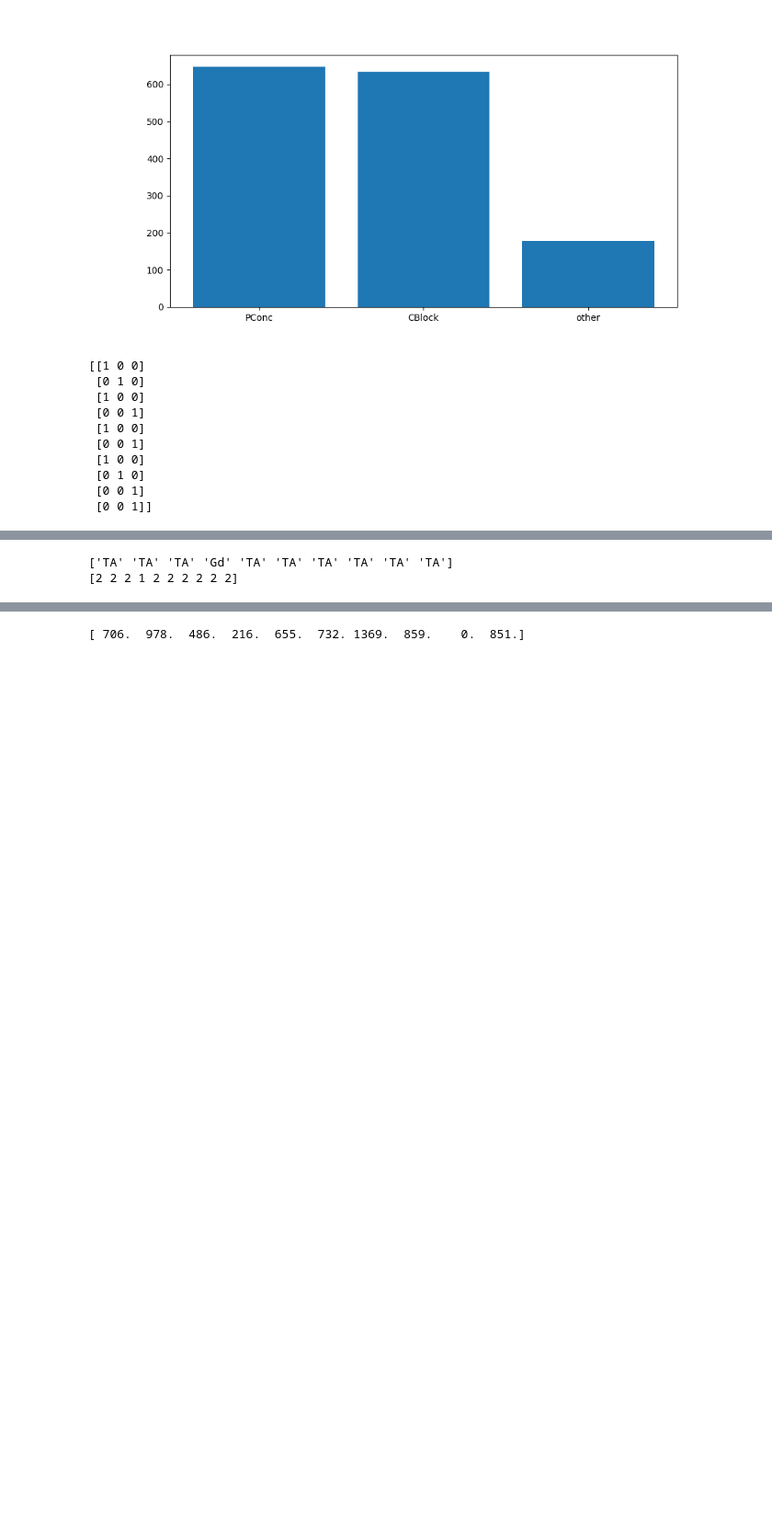
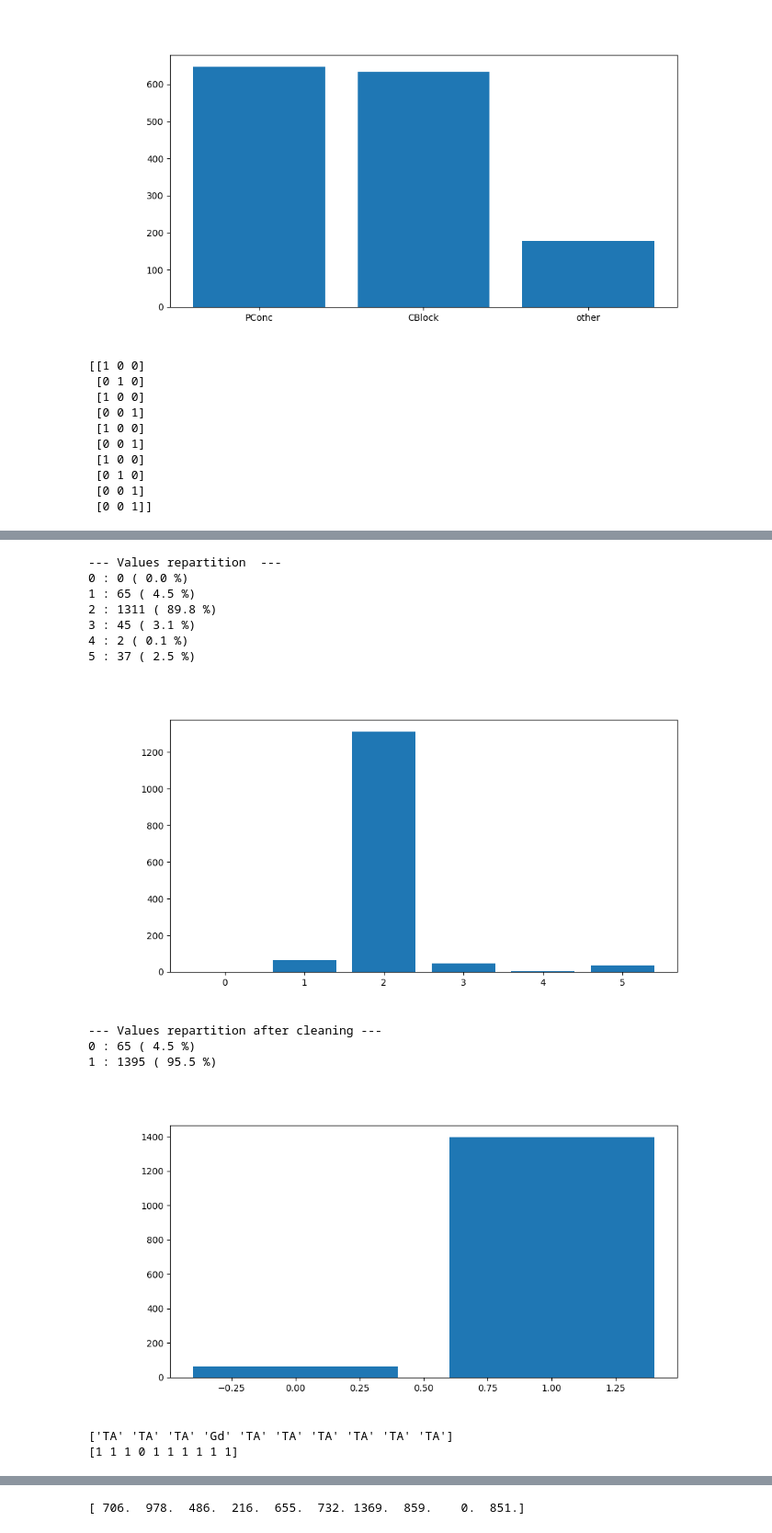
Before and after one commit to MaximeD34/house_price, a Jupyter notebook: data_processing.ipynb, the cells around one changed output, grey strips where cells are left out. Shown at 92% size. Cells and saved outputs as stored; diff of their text form; code cells hidden in the pictures; blank space fills up the shorter version.

```diff
--- a/data_processing.ipynb
+++ b/data_processing.ipynb
@@ -870,12 +895,39 @@ print(BsmtQual[:10])
 # %%
+#TO CHECK : we keep it or not ?
+
 #BsmtCond
-BsmtCond = data[:,31]
+BsmtCond = data[:,31].copy()
 BsmtCond_mapping = {"Ex": 0, "Gd": 1, "TA": 2, "Fa": 3, "Po": 4, "NA": 5}
 BsmtCond = np.array([BsmtCond_mapping[cond] for cond in BsmtCond])
+
+printRepartion(BsmtCond, list(BsmtCond_mapping.values()))
+plotRepartition(BsmtCond, list(BsmtCond_mapping.values()))
+
+#0 <= [0, 1] and 1 <= [2, 3, 4]
+BsmtCond[BsmtCond <= 1] = 0
+BsmtCond[BsmtCond > 1] = 1
+
+BsmtCond_mapping = {"Ex, Gd": 0, "TA, Fa, Po, NA": 1}
+
+printRepartion(BsmtCond, list(BsmtCond_mapping.values()), "after cleaning")
+plotRepartition(BsmtCond, list(BsmtCond_mapping.values()))
+
 print(data[:10, 31])
 print(BsmtCond[:10])
 # %% [output]
-['TA' 'TA' 'TA' 'Gd' 'TA' 'TA' 'TA' 'TA' 'TA' 'TA']
-[2 2 2 1 2 2 2 2 2 2]
+--- Values repartition  ---
+0 : 0 ( 0.0 %)
+1 : 65 ( 4.5 %)
+2 : 1311 ( 89.8 %)
+3 : 45 ( 3.1 %)
+4 : 2 ( 0.1 %)
+5 : 37 ( 2.5 %)
+[figure, added]
+--- Values repartition after cleaning ---
+0 : 65 ( 4.5 %)
+1 : 1395 ( 95.5 %)
+[figure, added]
+['TA' 'TA' 'TA' 'Gd' 'TA' 'TA' 'TA' 'TA' 'TA' 'TA']
+[1 1 1 0 1 1 1 1 1 1]
 # %%
 #BsmtExposure
```
Also changed, not shown: parts of 3 cells of this notebook.
